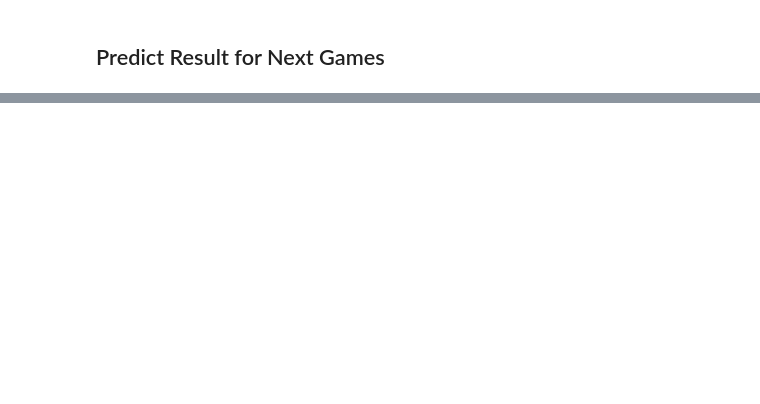
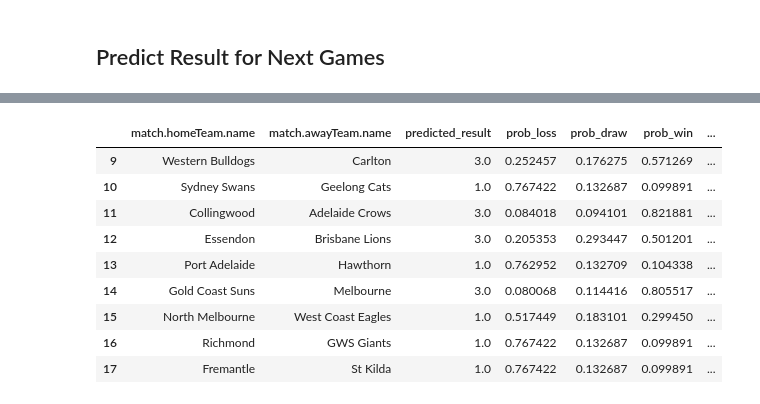
Before and after one commit to Sage-of-Sparta/probabilistic-afl-tipping, a Jupyter notebook: XGBoost_AFL_Prediction_Modelling v0.2.ipynb, the cells around one changed output, grey strips where cells are left out. Saved outputs shown, nothing was run; the diff lists cells and outputs as text; code cells hidden in the pictures; blank space fills up the shorter version.

```diff
--- a/XGBoost_AFL_Prediction_Modelling v0.2.ipynb
+++ b/XGBoost_AFL_Prediction_Modelling v0.2.ipynb
@@ -324,0 +341,31 @@ xgb_df_next_games
+# %%
+# if Home wins: 1 + log2(p)
+# if Home loses: 1 + log2(1-p)
+# ig Home draws: 1 + 0.5 * log2(p*(1-p))
+
+
+#xgb_df_next_games['home_prob'] = np.where(xgb_df_next_games['predicted_result']==3,xgb_df_next_games['prob_win'],xgb_df_next_games['prob_loss'])
+
+
+
+import math
+
+
+
+
+xgb_df_next_games['home_win_score'] = 1 + np.log2(xgb_df_next_games['prob_win'])
+xgb_df_next_games['home_loss_score'] = 1 + np.log2(1-xgb_df_next_games['prob_win'])
+xgb_df_next_games['home_draw_score'] = 1 + 0.5*np.log2( xgb_df_next_games['prob_win']*(1-xgb_df_next_games['prob_win']))
+# %%
+xgb_df_next_games
+# %% [output]
+|  | match.homeTeam.name | match.awayTeam.name | predicted_result | prob_loss | prob_draw | prob_win | ... |
+| 9 | Western Bulldogs | Carlton | 3.0 | 0.252457 | 0.176275 | 0.571269 | ... |
+| 10 | Sydney Swans | Geelong Cats | 1.0 | 0.767422 | 0.132687 | 0.099891 | ... |
+| 11 | Collingwood | Adelaide Crows | 3.0 | 0.084018 | 0.094101 | 0.821881 | ... |
+| 12 | Essendon | Brisbane Lions | 3.0 | 0.205353 | 0.293447 | 0.501201 | ... |
+| 13 | Port Adelaide | Hawthorn | 1.0 | 0.762952 | 0.132709 | 0.104338 | ... |
+| 14 | Gold Coast Suns | Melbourne | 3.0 | 0.080068 | 0.114416 | 0.805517 | ... |
+| 15 | North Melbourne | West Coast Eagles | 1.0 | 0.517449 | 0.183101 | 0.299450 | ... |
+| 16 | Richmond | GWS Giants | 1.0 | 0.767422 | 0.132687 | 0.099891 | ... |
+| 17 | Fremantle | St Kilda | 1.0 | 0.767422 | 0.132687 | 0.099891 | ... |
```
Also changed, not shown: parts of 14 cells of this notebook, 4 other files.
